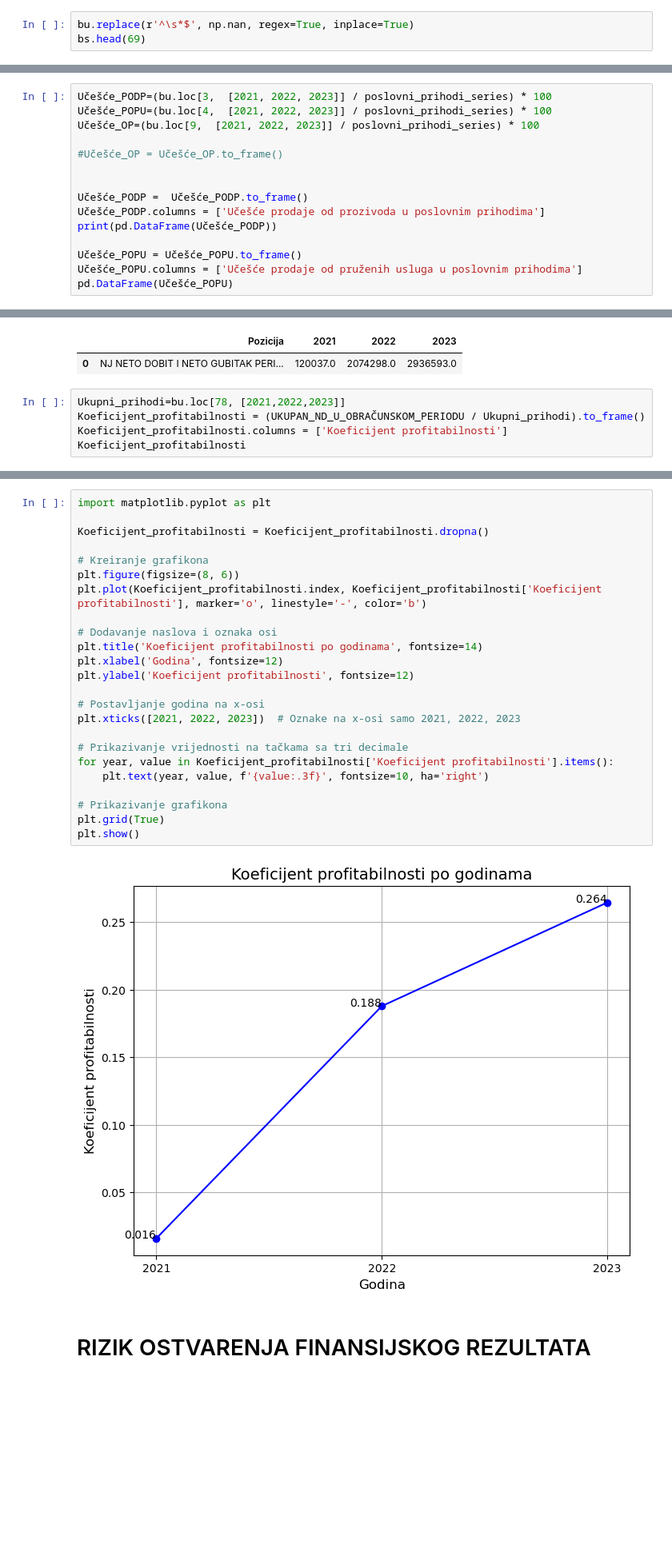
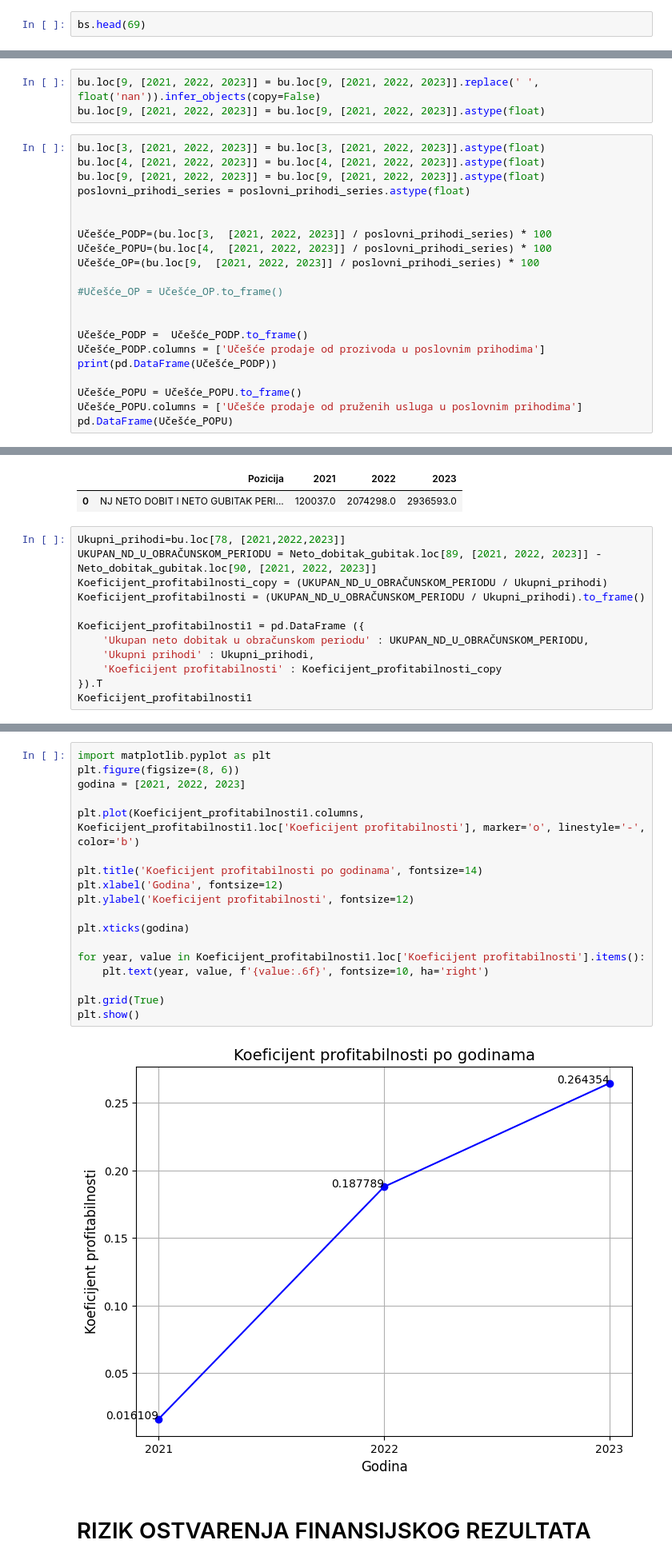
Before and after one commit to OgnjenBN/Diplomski, a Jupyter notebook: BILANSI1 - Copy.ipynb, the cells around one changed output, grey strips where cells are left out. Shown at 80% size. Cells and saved outputs as stored; diff of their text form; blank space fills up the shorter version.

```diff
--- a/BILANSI1 - Copy.ipynb
+++ b/BILANSI1 - Copy.ipynb
@@ -8,7 +36,6 @@ bu = pd.read_excel('bilans_uspjeha.xlsx')
 bs = pd.read_excel('bilans_stanja.xlsx')
 nt = pd.read_excel('izvjestaj_o_novcanim tokovima.xlsx')
 # %%
-bu.replace(r'^\s*$', np.nan, regex=True, inplace=True)
 bs.head(69)
 # %% [output]
 |  | Pozicija | 2021 | 2022 | 2023 |
@@ -948,7 +963,16 @@ poslovni_prihodi_series
 2022    10995011.0
 2023    10943340.0
 dtype: float64
+# %%
+bu.loc[9, [2021, 2022, 2023]] = bu.loc[9, [2021, 2022, 2023]].replace(' ', float('nan')).infer_objects(copy=False)
+bu.loc[9, [2021, 2022, 2023]] = bu.loc[9, [2021, 2022, 2023]].astype(float)
 # %%
+bu.loc[3, [2021, 2022, 2023]] = bu.loc[3, [2021, 2022, 2023]].astype(float)
+bu.loc[4, [2021, 2022, 2023]] = bu.loc[4, [2021, 2022, 2023]].astype(float)
+bu.loc[9, [2021, 2022, 2023]] = bu.loc[9, [2021, 2022, 2023]].astype(float)
+poslovni_prihodi_series = poslovni_prihodi_series.astype(float)
+
+
 Učešće_PODP=(bu.loc[3,  [2021, 2022, 2023]] / poslovni_prihodi_series) * 100
 Učešće_POPU=(bu.loc[4,  [2021, 2022, 2023]] / poslovni_prihodi_series) * 100
 Učešće_OP=(bu.loc[9,  [2021, 2022, 2023]] / poslovni_prihodi_series) * 100
@@ -1134,7 +1139,14 @@ UKUPAN_ND_U_OBRAČUNSKOM_PERIODU_df
 | 0 | NJ NETO DOBIT I NETO GUBITAK PERI... | 120037.0 | 2074298.0 | 2936593.0 |
 # %%
 Ukupni_prihodi=bu.loc[78, [2021,2022,2023]]
+UKUPAN_ND_U_OBRAČUNSKOM_PERIODU = Neto_dobitak_gubitak.loc[89, [2021, 2022, 2023]] - Neto_dobitak_gubitak.loc[90, [2021, 2022, 2023]]
+Koeficijent_profitabilnosti_copy = (UKUPAN_ND_U_OBRAČUNSKOM_PERIODU / Ukupni_prihodi)
 Koeficijent_profitabilnosti = (UKUPAN_ND_U_OBRAČUNSKOM_PERIODU / Ukupni_prihodi).to_frame()
-Koeficijent_profitabilnosti.columns = ['Koeficijent profitabilnosti']
-Koeficijent_profitabilnosti
+
+Koeficijent_profitabilnosti1 = pd.DataFrame ({
+    'Ukupan neto dobitak u obračunskom periodu' : UKUPAN_ND_U_OBRAČUNSKOM_PERIODU,
+    'Ukupni prihodi' : Ukupni_prihodi,
+    'Koeficijent profitabilnosti' : Koeficijent_profitabilnosti_copy
+}).T
+Koeficijent_profitabilnosti1
 # %% [output]
@@ -1146,29 +1157,23 @@ Koeficijent_profitabilnosti
 # %%
 import matplotlib.pyplot as plt
+plt.figure(figsize=(8, 6))
+godina = [2021, 2022, 2023]
 
-Koeficijent_profitabilnosti = Koeficijent_profitabilnosti.dropna()
+plt.plot(Koeficijent_profitabilnosti1.columns, Koeficijent_profitabilnosti1.loc['Koeficijent profitabilnosti'], marker='o', linestyle='-', color='b')
 
-# Kreiranje grafikona
-plt.figure(figsize=(8, 6))
-plt.plot(Koeficijent_profitabilnosti.index, Koeficijent_profitabilnosti['Koeficijent profitabilnosti'], marker='o', linestyle='-', color='b')
-
-# Dodavanje naslova i oznaka osi
 plt.title('Koeficijent profitabilnosti po godinama', fontsize=14)
 plt.xlabel('Godina', fontsize=12)
 plt.ylabel('Koeficijent profitabilnosti', fontsize=12)
 
-# Postavljanje godina na x-osi
-plt.xticks([2021, 2022, 2023])  # Oznake na x-osi samo 2021, 2022, 2023
+plt.xticks(godina)
 
-# Prikazivanje vrijednosti na tačkama sa tri decimale
-for year, value in Koeficijent_profitabilnosti['Koeficijent profitabilnosti'].items():
-    plt.text(year, value, f'{value:.3f}', fontsize=10, ha='right')
+for year, value in Koeficijent_profitabilnosti1.loc['Koeficijent profitabilnosti'].items():
+    plt.text(year, value, f'{value:.6f}', fontsize=10, ha='right')
 
-# Prikazivanje grafikona
 plt.grid(True)
 plt.show()
 # %% [output]
-[figure, old version]
+[figure, new version]
 # %% [markdown]
 # RIZIK OSTVARENJA FINANSIJSKOG REZULTATA
 # %%
```
Also changed, not shown: parts of 43 cells of this notebook.
